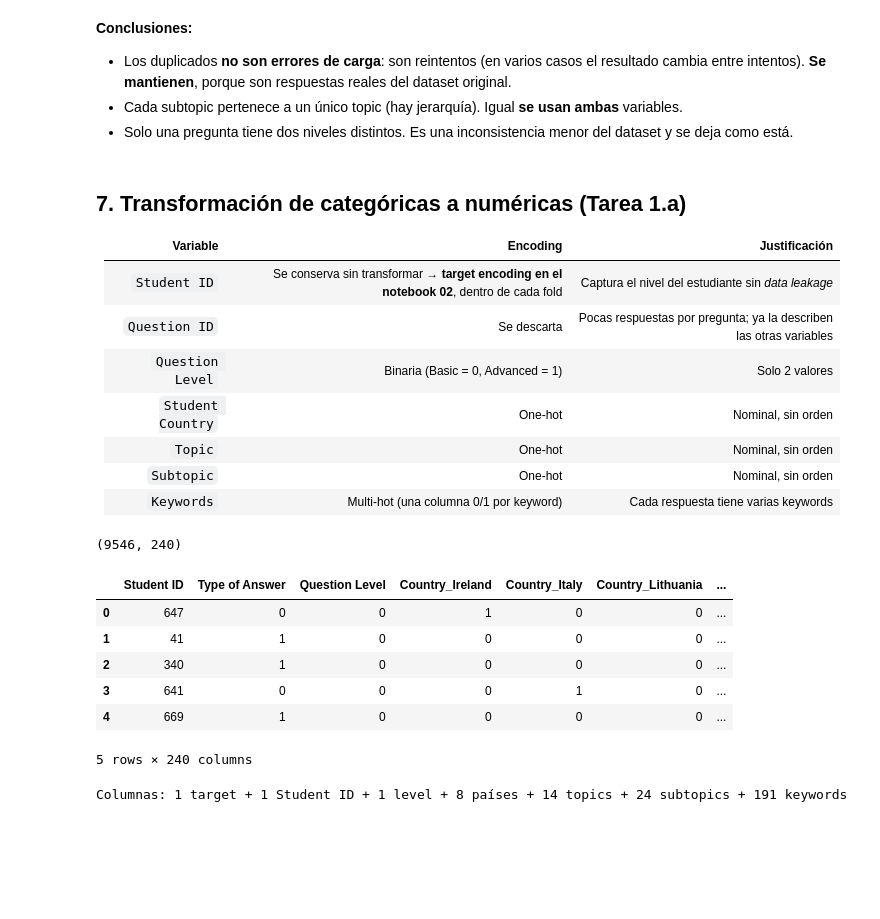
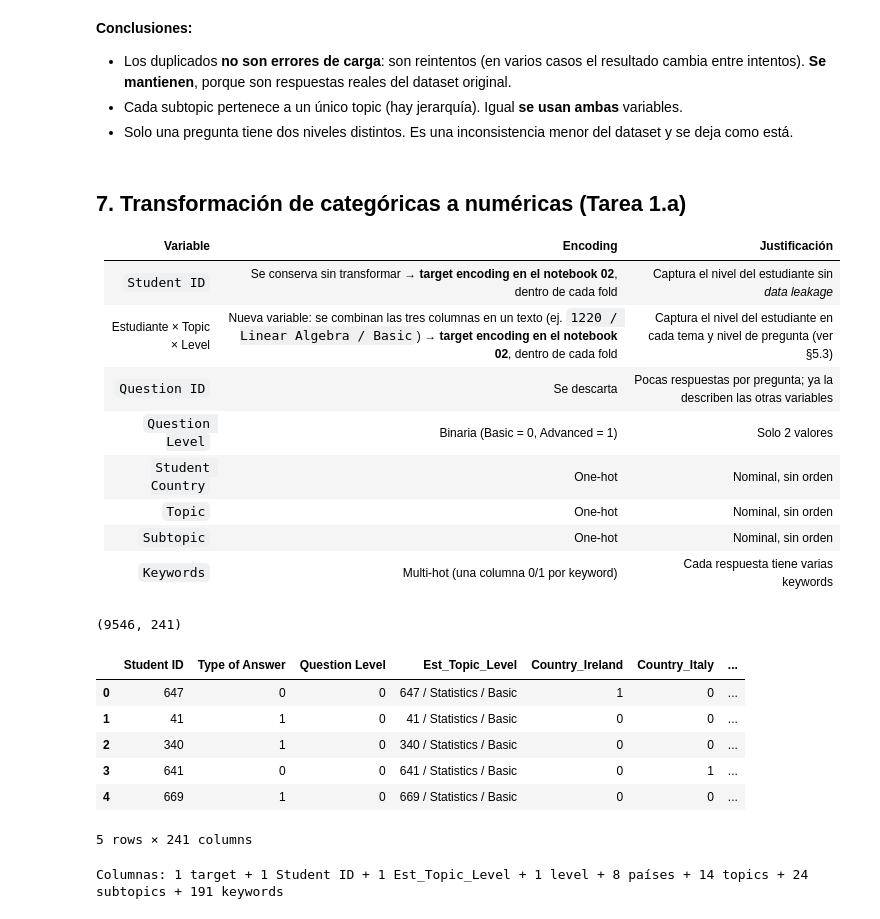
Before and after one commit to Delfina-Flaherty/TPMineria, a Jupyter notebook: notebooks/01_EDA.ipynb, the cells around one changed output. Cells and saved outputs as stored; diff of their text form; code cells hidden in the pictures; blank space fills up the shorter version.

Commit message:
EDA: nueva variable Est_Topic_Level (estudiante × tema × nivel)

```diff
--- a/notebooks/01_EDA.ipynb
+++ b/notebooks/01_EDA.ipynb
@@ -496,6 +535,7 @@ Preguntas con más de un nivel: 1
 | Variable | Encoding | Justificación |
 |---|---|---|
 | `Student ID` | Se conserva sin transformar → **target encoding en el notebook 02**, dentro de cada fold | Captura el nivel del estudiante sin *data leakage* |
+| Estudiante × Topic × Level | Nueva variable: se combinan las tres columnas en un texto (ej. `1220 / Linear Algebra / Basic`) → **target encoding en el notebook 02**, dentro de cada fold | Captura el nivel del estudiante en cada tema y nivel de pregunta (ver §5.3) |
 | `Question ID` | Se descarta | Pocas respuestas por pregunta; ya la describen las otras variables |
 | `Question Level` | Binaria (Basic = 0, Advanced = 1) | Solo 2 valores |
 | `Student Country` | One-hot | Nominal, sin orden |
@@ -505,41 +545,46 @@ Preguntas con más de un nivel: 1
 # %%
 # Student ID se conserva: el target encoding se aplica en el notebook 02, dentro de cada fold
 df_proc = df.drop(columns=['Question ID'])
+
+
+# Nueva variable: estudiante × tema × nivel (texto). El target encoding se aplica en el notebook 02, dentro de cada fold
+df_proc['Est_Topic_Level'] = (df['Student ID'].astype(str) + ' / ' + df['Topic'] + ' / ' + df['Question Level'])
 
 # Binaria
 df_proc['Question Level'] = (df_proc['Question Level'] == 'Advanced').astype(int)
 
 # One-hot
 df_proc = pd.get_dummies(df_proc, columns=['Student Country', 'Topic', 'Subtopic'],
                          prefix=['Country', 'Topic', 'Subtopic'], dtype=int)
 
 # Multi-hot de keywords (se limpian los espacios alrededor de cada keyword)
 kw = (df_proc.pop('Keywords').str.split(',')
       .apply(lambda l: ','.join(k.strip() for k in l))
       .str.get_dummies(sep=',')
       .add_prefix('KW_'))
 df_proc = pd.concat([df_proc, kw], axis=1)
 
 print(df_proc.shape)
 df_proc.head()
 # %% [output]
-(9546, 240)
+(9546, 241)
-|  | Student ID | Type of Answer | Question Level | Country_Ireland | Country_Italy | Country_Lithuania | ... |
-| 0 | 647 | 0 | 0 | 1 | 0 | 0 | ... |
-| 1 | 41 | 1 | 0 | 0 | 0 | 0 | ... |
-| 2 | 340 | 1 | 0 | 0 | 0 | 0 | ... |
-| 3 | 641 | 0 | 0 | 0 | 1 | 0 | ... |
-| 4 | 669 | 1 | 0 | 0 | 0 | 0 | ... |
+|  | Student ID | Type of Answer | Question Level | Est_Topic_Level | Country_Ireland | Country_Italy | ... |
+| 0 | 647 | 0 | 0 | 647 / Statistics / Basic | 1 | 0 | ... |
+| 1 | 41 | 1 | 0 | 41 / Statistics / Basic | 0 | 0 | ... |
+| 2 | 340 | 1 | 0 | 340 / Statistics / Basic | 0 | 0 | ... |
+| 3 | 641 | 0 | 0 | 641 / Statistics / Basic | 0 | 1 | ... |
+| 4 | 669 | 1 | 0 | 669 / Statistics / Basic | 0 | 0 | ... |
-5 rows × 240 columns
+5 rows × 241 columns
 # %%
 # Verificaciones
 assert len(df_proc) == len(df)
-assert df_proc.select_dtypes(exclude='number').empty, 'Quedaron columnas no numéricas'
+# La única columna no numérica es Est_Topic_Level (se codifica en el notebook 02)
+assert list(df_proc.select_dtypes(exclude='number').columns) == ['Est_Topic_Level'], 'Quedaron columnas no numéricas'
 assert kw.shape[1] == keywords.nunique()
-print('Columnas: 1 target + 1 Student ID + 1 level +', df['Student Country'].nunique(), 'países +',
+print('Columnas: 1 target + 1 Student ID + 1 Est_Topic_Level + 1 level +', df['Student Country'].nunique(), 'países +',
       df['Topic'].nunique(), 'topics +', df['Subtopic'].nunique(), 'subtopics +', kw.shape[1], 'keywords')
-assert df_proc.shape[1] == 240
+assert df_proc.shape[1] == 241
 # %% [output]
-Columnas: 1 target + 1 Student ID + 1 level + 8 países + 14 topics + 24 subtopics + 191 keywords
+Columnas: 1 target + 1 Student ID + 1 Est_Topic_Level + 1 level + 8 países + 14 topics + 24 subtopics + 191 keywords
 # %%
 df_proc.to_csv(DATOS_PROCESADOS / 'datos_procesados.csv', index=False)
```
Also changed, not shown: parts of 3 cells of this notebook.
